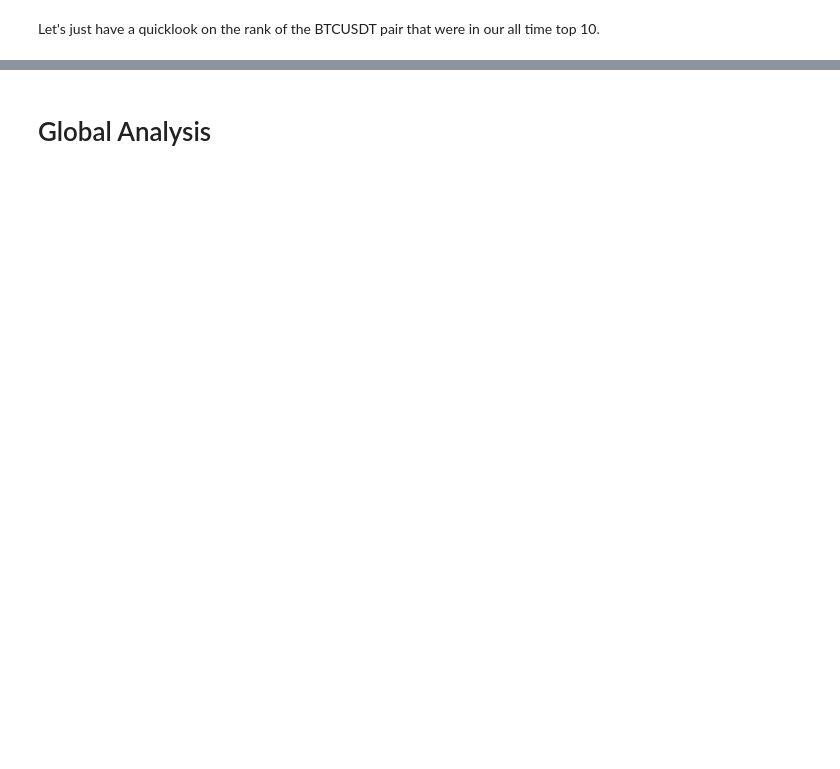
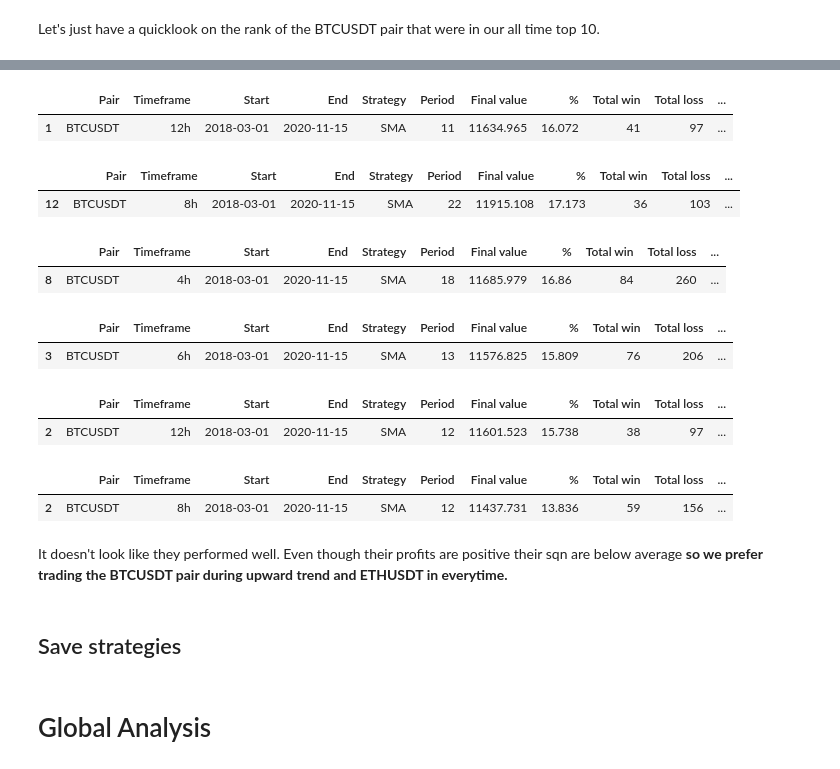
Before and after one commit to lth-elm/Backtrading-Python-Binance, a Jupyter notebook: data_process.ipynb, the cells around one changed output, grey strips where cells are left out. Saved outputs shown, nothing was run; the diff lists cells and outputs as text; code cells hidden in the pictures; blank space fills up the shorter version.

```diff
--- a/data_process.ipynb
+++ b/data_process.ipynb
@@ -145,2 +154,36 @@ Let's just have a quicklook on the rank of the BTCUSDT pair that were in our all
+# %%
+df_nobullrun.loc[(df_nobullrun['Pair'] == 'BTCUSDT') & (df_nobullrun['Timeframe'] == '12h') & (df_nobullrun['Strategy'] == 'SMA') & (df_nobullrun['Period'] == 11)]
+# %% [output]
+|  | Pair | Timeframe | Start | End | Strategy | Period | Final value | % | Total win | Total loss | ... |
+| 1 | BTCUSDT | 12h | 2018-03-01 | 2020-11-15 | SMA | 11 | 11634.965 | 16.072 | 41 | 97 | ... |
+# %%
+df_nobullrun.loc[(df_nobullrun['Pair'] == 'BTCUSDT') & (df_nobullrun['Timeframe'] == '8h') & (df_nobullrun['Strategy'] == 'SMA') & (df_nobullrun['Period'] == 22)]
+# %% [output]
+|  | Pair | Timeframe | Start | End | Strategy | Period | Final value | % | Total win | Total loss | ... |
+| 12 | BTCUSDT | 8h | 2018-03-01 | 2020-11-15 | SMA | 22 | 11915.108 | 17.173 | 36 | 103 | ... |
+# %%
+df_nobullrun.loc[(df_nobullrun['Pair'] == 'BTCUSDT') & (df_nobullrun['Timeframe'] == '4h') & (df_nobullrun['Strategy'] == 'SMA') & (df_nobullrun['Period'] == 18)]
+# %% [output]
+|  | Pair | Timeframe | Start | End | Strategy | Period | Final value | % | Total win | Total loss | ... |
+| 8 | BTCUSDT | 4h | 2018-03-01 | 2020-11-15 | SMA | 18 | 11685.979 | 16.86 | 84 | 260 | ... |
+# %%
+df_nobullrun.loc[(df_nobullrun['Pair'] == 'BTCUSDT') & (df_nobullrun['Timeframe'] == '6h') & (df_nobullrun['Strategy'] == 'SMA') & (df_nobullrun['Period'] == 13)]
+# %% [output]
+|  | Pair | Timeframe | Start | End | Strategy | Period | Final value | % | Total win | Total loss | ... |
+| 3 | BTCUSDT | 6h | 2018-03-01 | 2020-11-15 | SMA | 13 | 11576.825 | 15.809 | 76 | 206 | ... |
+# %%
+df_nobullrun.loc[(df_nobullrun['Pair'] == 'BTCUSDT') & (df_nobullrun['Timeframe'] == '12h') & (df_nobullrun['Strategy'] == 'SMA') & (df_nobullrun['Period'] == 12)]
+# %% [output]
+|  | Pair | Timeframe | Start | End | Strategy | Period | Final value | % | Total win | Total loss | ... |
+| 2 | BTCUSDT | 12h | 2018-03-01 | 2020-11-15 | SMA | 12 | 11601.523 | 15.738 | 38 | 97 | ... |
+# %%
+df_nobullrun.loc[(df_nobullrun['Pair'] == 'BTCUSDT') & (df_nobullrun['Timeframe'] == '8h') & (df_nobullrun['Strategy'] == 'SMA') & (df_nobullrun['Period'] == 12)]
+# %% [output]
+|  | Pair | Timeframe | Start | End | Strategy | Period | Final value | % | Total win | Total loss | ... |
+| 2 | BTCUSDT | 8h | 2018-03-01 | 2020-11-15 | SMA | 12 | 11437.731 | 13.836 | 59 | 156 | ... |
+# %% [markdown]
+It doesn't look like they performed well. Even though their profits are positive their sqn are below average **so we prefer trading the BTCUSDT pair during upward trend and ETHUSDT in everytime.**
+# %% [markdown]
+## Save strategies
 # %% [markdown]
 # Global Analysis
```
Also changed, not shown: parts of 6 cells of this notebook.
